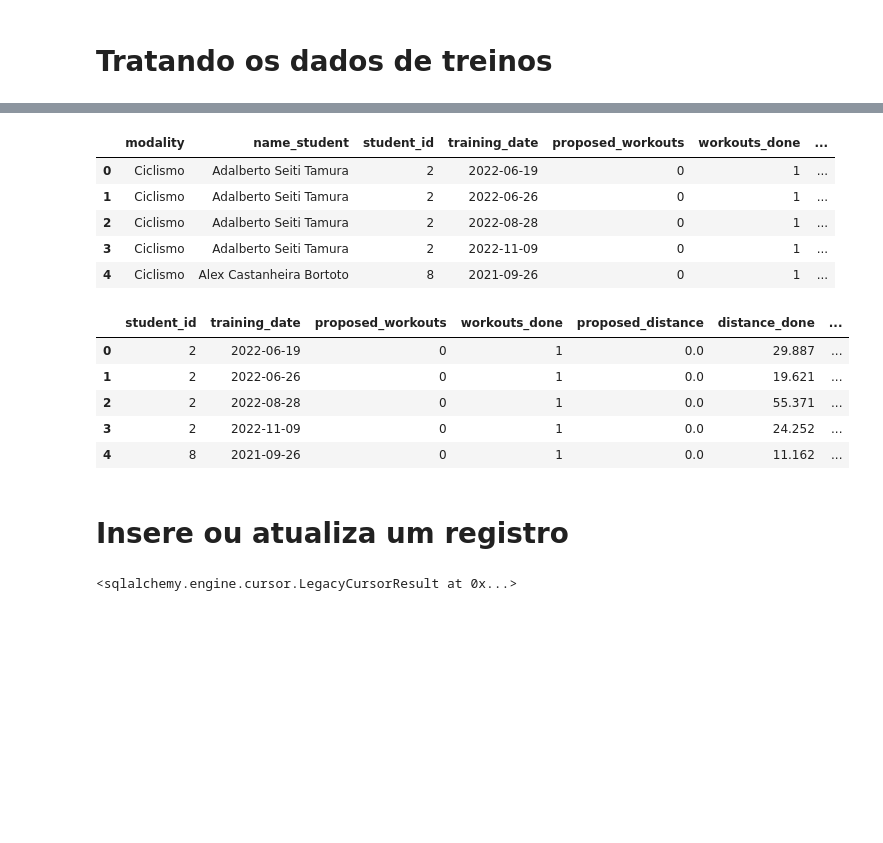
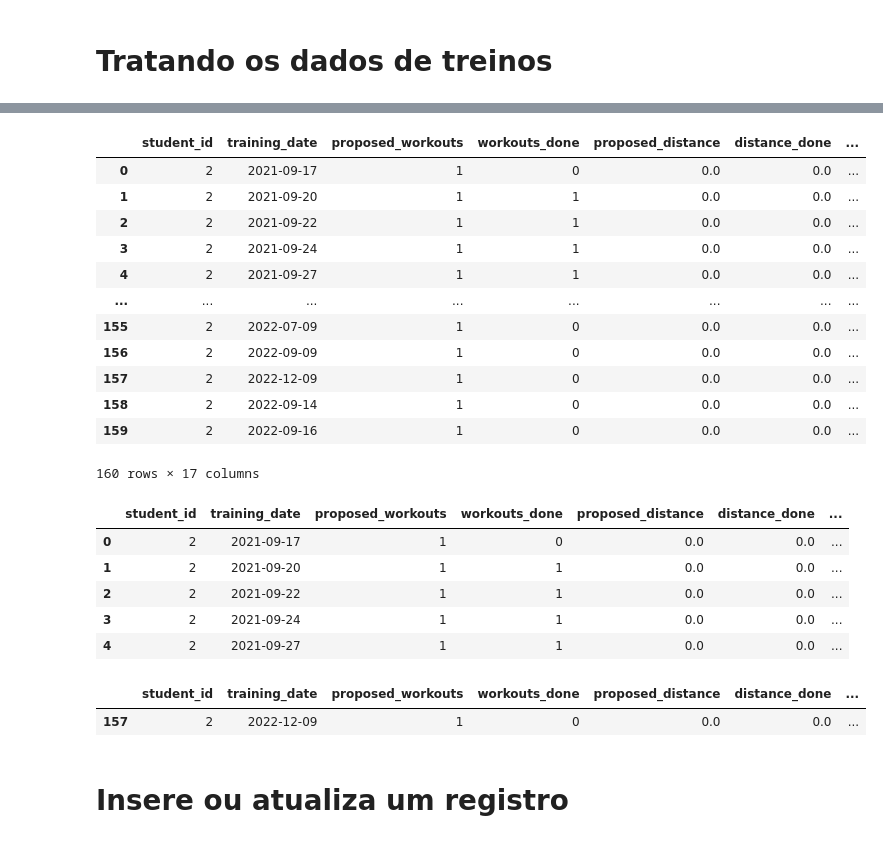
Before and after one commit to dieinimymaganha/get-and-process-data-massela, a Jupyter notebook: data processing.ipynb, the cells around one changed output, grey strips where cells are left out. Drawn from its saved outputs; the diff is of its cells as text; code cells hidden in the pictures; blank space fills up the shorter version.

```diff
--- a/data processing.ipynb
+++ b/data processing.ipynb
@@ -233,6 +220,6 @@ df_workouts.sort_values(by=['name_student', 'modality'])
 # %%
 # Convert data
-df_workouts.training_date = df_workouts.training_date.apply(lambda x : parse(x))
+df_workouts.training_date = pd.to_datetime(df_workouts['training_date'], format='%d/%m/%Y')
 # %%
 # convert int
 df_workouts.proposed_workouts = df_workouts.proposed_workouts.apply(lambda x : int(x))
@@ -317,48 +321,36 @@ df_final.set_index('modality', inplace=True)
 # %%
 df_final = df_final.join(df_modality, how='inner').reset_index()
 # %%
-df_final.head()
+df_final
 # %% [output]
-|  | modality | name_student | student_id | training_date | proposed_workouts | workouts_done | ... |
-| 0 | Ciclismo | Adalberto Seiti Tamura | 2 | 2022-06-19 | 0 | 1 | ... |
-| 1 | Ciclismo | Adalberto Seiti Tamura | 2 | 2022-06-26 | 0 | 1 | ... |
-| 2 | Ciclismo | Adalberto Seiti Tamura | 2 | 2022-08-28 | 0 | 1 | ... |
-| 3 | Ciclismo | Adalberto Seiti Tamura | 2 | 2022-11-09 | 0 | 1 | ... |
-| 4 | Ciclismo | Alex Castanheira Bortoto | 8 | 2021-09-26 | 0 | 1 | ... |
+|  | student_id | training_date | proposed_workouts | workouts_done | proposed_distance | distance_done | ... |
+| 0 | 2 | 2021-09-17 | 1 | 0 | 0.0 | 0.0 | ... |
+| 1 | 2 | 2021-09-20 | 1 | 1 | 0.0 | 0.0 | ... |
+| 2 | 2 | 2021-09-22 | 1 | 1 | 0.0 | 0.0 | ... |
+| 3 | 2 | 2021-09-24 | 1 | 1 | 0.0 | 0.0 | ... |
+| 4 | 2 | 2021-09-27 | 1 | 1 | 0.0 | 0.0 | ... |
+| ... | ... | ... | ... | ... | ... | ... | ... |
+| 155 | 2 | 2022-07-09 | 1 | 0 | 0.0 | 0.0 | ... |
+| 156 | 2 | 2022-09-09 | 1 | 0 | 0.0 | 0.0 | ... |
+| 157 | 2 | 2022-12-09 | 1 | 0 | 0.0 | 0.0 | ... |
+| 158 | 2 | 2022-09-14 | 1 | 0 | 0.0 | 0.0 | ... |
+| 159 | 2 | 2022-09-16 | 1 | 0 | 0.0 | 0.0 | ... |
+160 rows × 17 columns
 # %%
 df_final.drop(['modality', 'name_student'],  axis=1, inplace=True)
 # %%
 df_final.head()
 # %% [output]
 |  | student_id | training_date | proposed_workouts | workouts_done | proposed_distance | distance_done | ... |
-| 0 | 2 | 2022-06-19 | 0 | 1 | 0.0 | 29.887 | ... |
-| 1 | 2 | 2022-06-26 | 0 | 1 | 0.0 | 19.621 | ... |
-| 2 | 2 | 2022-08-28 | 0 | 1 | 0.0 | 55.371 | ... |
-| 3 | 2 | 2022-11-09 | 0 | 1 | 0.0 | 24.252 | ... |
-| 4 | 8 | 2021-09-26 | 0 | 1 | 0.0 | 11.162 | ... |
+| 0 | 2 | 2021-09-17 | 1 | 0 | 0.0 | 0.0 | ... |
+| 1 | 2 | 2021-09-20 | 1 | 1 | 0.0 | 0.0 | ... |
+| 2 | 2 | 2021-09-22 | 1 | 1 | 0.0 | 0.0 | ... |
+| 3 | 2 | 2021-09-24 | 1 | 1 | 0.0 | 0.0 | ... |
+| 4 | 2 | 2021-09-27 | 1 | 1 | 0.0 | 0.0 | ... |
+# %%
+df_final.query("training_date == '2022-12-09'")
+# %% [output]
+|  | student_id | training_date | proposed_workouts | workouts_done | proposed_distance | distance_done | ... |
+| 157 | 2 | 2022-12-09 | 1 | 0 | 0.0 | 0.0 | ... |
 # %% [markdown]
 # Insere ou atualiza um registro
-# %%
-query = text("""
-            INSERT INTO workouts(student_id, training_date, proposed_workouts, workouts_done, proposed_distance, distance_done, avg_distance_per_training, minimum_proposed_time, maximum_proposed_time, time_done,avg_time_per_training,avg_speed,avg_pace,avg_fc,accumulated_elevation,calories,modality_id)
-            VALUES %s
-            ON CONFLICT (modality_id,student_id,training_date)
-            DO  UPDATE SET training_date = excluded.training_date,
-            proposed_workouts  = excluded.proposed_workouts  ,
-            workouts_done = excluded.workouts_done,
-            proposed_distance = excluded.proposed_distance,
-            distance_done = excluded.distance_done,
-            avg_distance_per_training =  excluded.avg_distance_per_training,
-            minimum_proposed_time = excluded.minimum_proposed_time,
-            maximum_proposed_time = excluded.minimum_proposed_time,
-            time_done =  excluded.time_done,
-            avg_time_per_training = excluded.avg_time_per_training,
-            avg_speed = excluded.avg_speed,
-            avg_pace =  excluded.avg_pace,
-            avg_fc = excluded.avg_fc,
-            accumulated_elevation =excluded.accumulated_elevation,
-            calories = excluded.calories
-     """ % ','.join([str(i) for i in list(df_final.to_records(index=False))]).replace('"', "'"))
-connection.engine.execute(query)
-# %% [output]
-<sqlalchemy.engine.cursor.LegacyCursorResult at 0x...>
```
Also changed, not shown: parts of 12 cells of this notebook, 1 other file.
